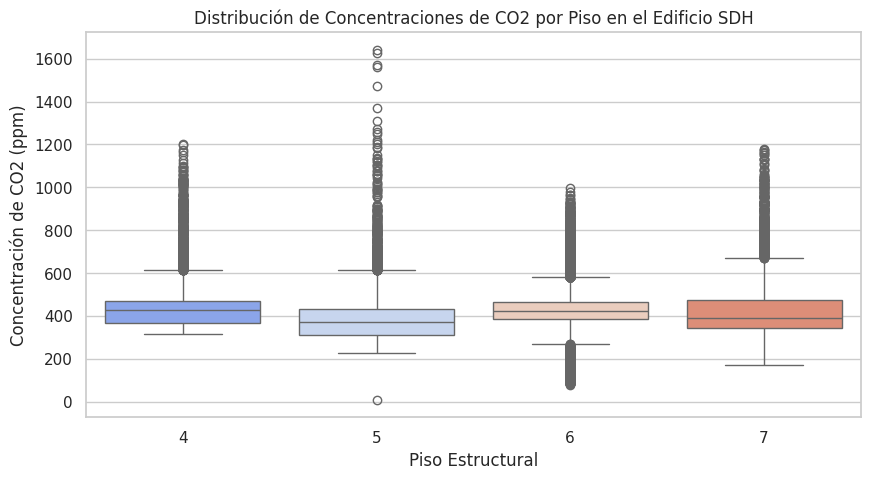
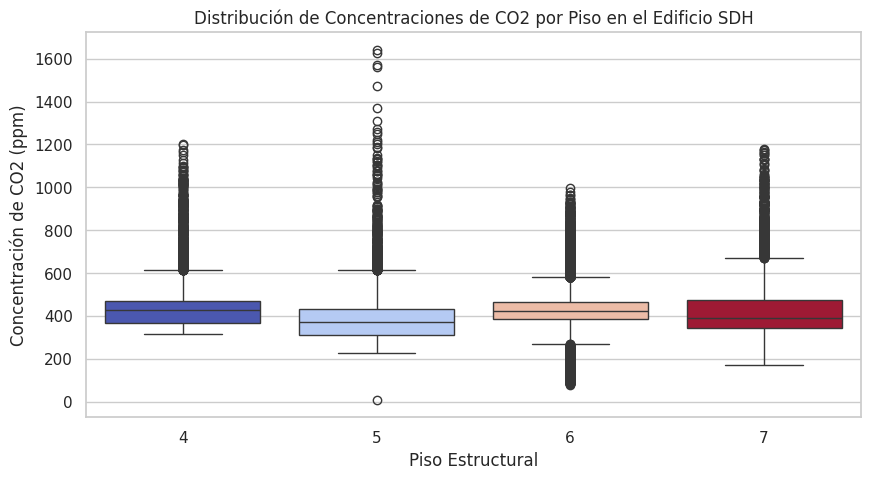
Unified diff of the notebook cell whose output changed from the first chart to the second:
--- before
+++ after
@@ -6,5 +6,5 @@
 # Gráfica 1: Comportamiento del CO2 por Piso Real
 plt.figure(figsize=(10, 5))
-sns.boxplot(x='Piso_Real', y='CO2', data=df_edificio, palette='coolwarm')
+sns.boxplot(x='Piso_Real', y='CO2', data=df_edificio, hue='Piso_Real', palette='coolwarm', legend=False)
 plt.title('Distribución de Concentraciones de CO2 por Piso en el Edificio SDH')
 plt.xlabel('Piso Estructural')

Commit: Created using Colab